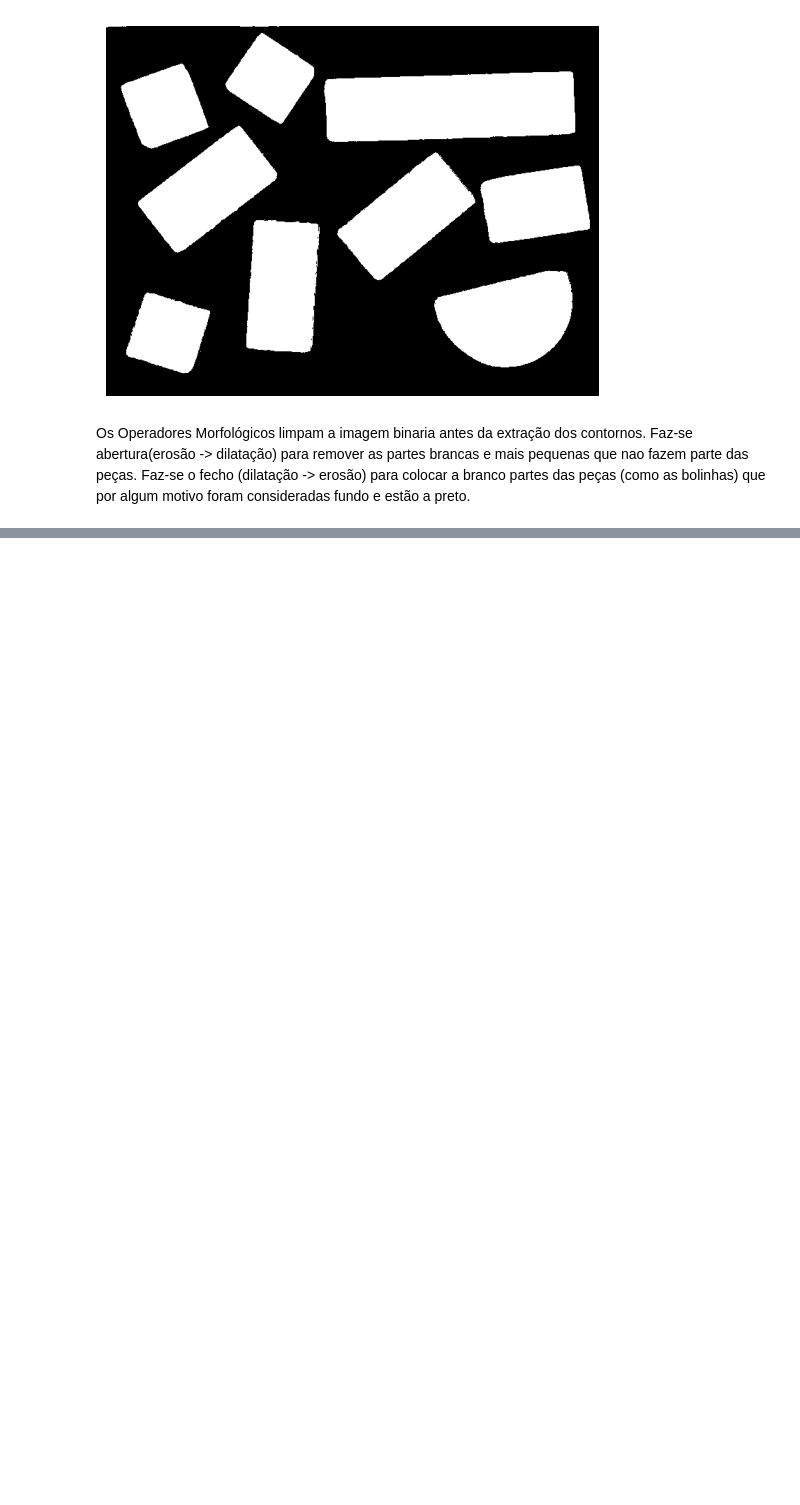
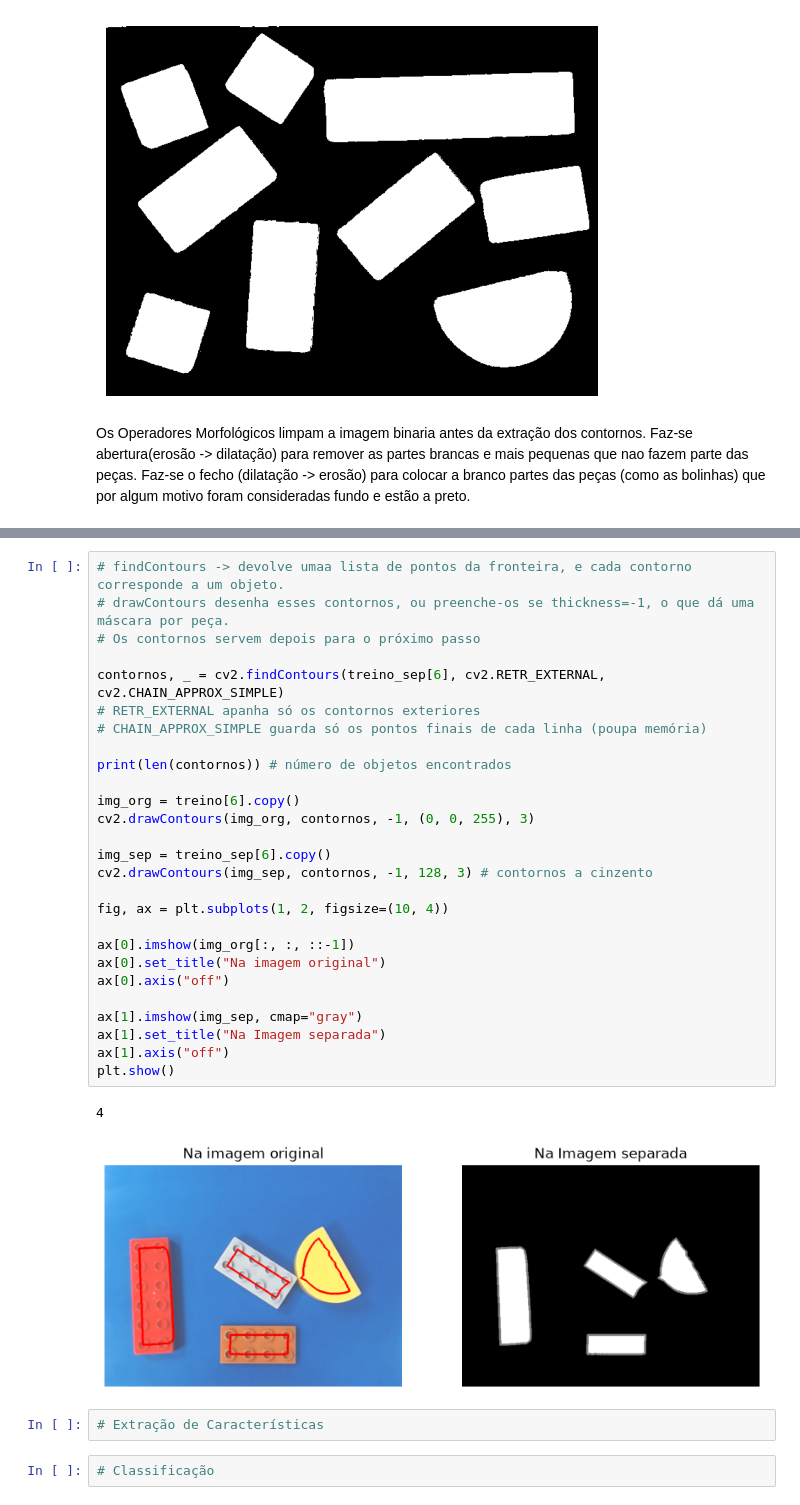
Before and after one commit to beatizisjesus-ctrl/PIV_TP1, a Jupyter notebook: PIV_TP1.ipynb, the cells around one changed output, grey strips where cells are left out. Saved outputs shown, nothing was run; the diff lists cells and outputs as text; blank space fills up the shorter version.

```diff
--- a/PIV_TP1.ipynb
+++ b/PIV_TP1.ipynb
@@ -76,0 +138,34 @@ plt.show()
+# %%
+# findContours -> devolve umaa lista de pontos da fronteira, e cada contorno corresponde a um objeto.
+# drawContours desenha esses contornos, ou preenche-os se thickness=-1, o que dá uma máscara por peça.
+# Os contornos servem depois para o próximo passo
+
+contornos, _ = cv2.findContours(treino_sep[6], cv2.RETR_EXTERNAL, cv2.CHAIN_APPROX_SIMPLE)
+# RETR_EXTERNAL apanha só os contornos exteriores
+# CHAIN_APPROX_SIMPLE guarda só os pontos finais de cada linha (poupa memória)
+
+print(len(contornos)) # número de objetos encontrados
+
+img_org = treino[6].copy()
+cv2.drawContours(img_org, contornos, -1, (0, 0, 255), 3)
+
+img_sep = treino_sep[6].copy()
+cv2.drawContours(img_sep, contornos, -1, 128, 3) # contornos a cinzento
+
+fig, ax = plt.subplots(1, 2, figsize=(10, 4))
+
+ax[0].imshow(img_org[:, :, ::-1])
+ax[0].set_title("Na imagem original")
+ax[0].axis("off")
+
+ax[1].imshow(img_sep, cmap="gray")
+ax[1].set_title("Na Imagem separada")
+ax[1].axis("off")
+plt.show()
+# %% [output]
+4
+[figure, added]
+# %%
+# Extração de Características
+# %%
+# Classificação
```
Also changed, not shown: parts of 3 cells of this notebook.
